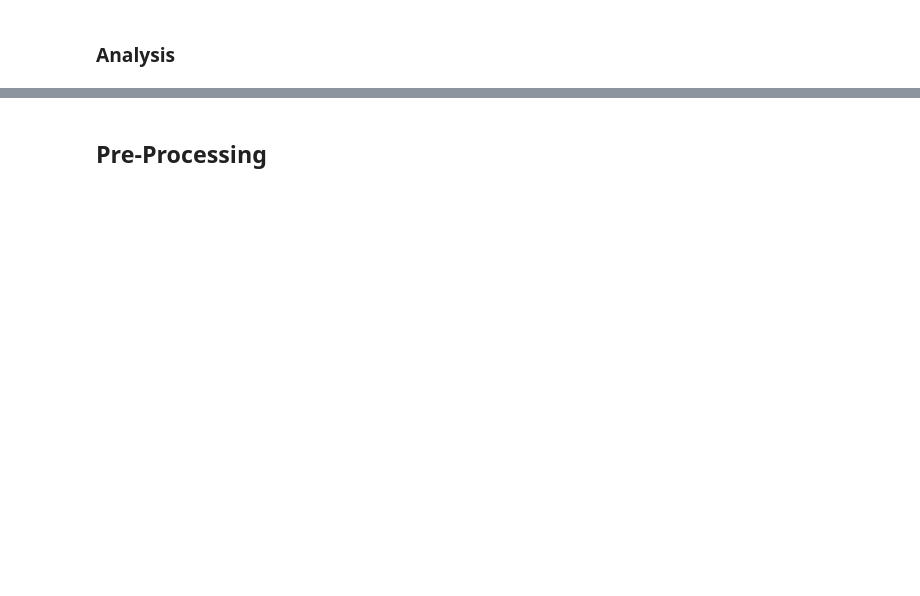
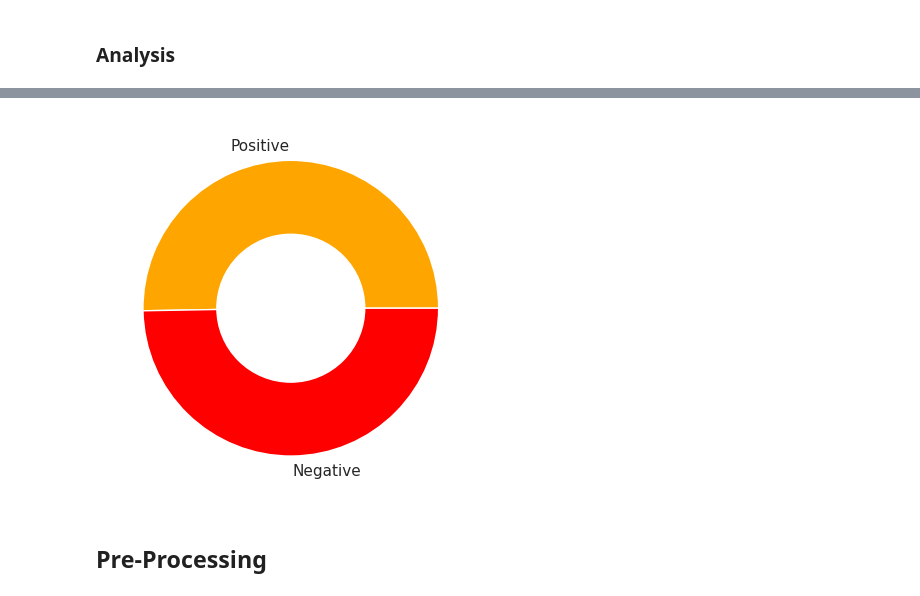
Before and after one commit to mojtabaSefidi/Small-AI-Projects, a Jupyter notebook: Sentiment_Analysis_Using_DeepLearning.ipynb, the cells around one changed output, grey strips where cells are left out. Saved outputs shown, nothing was run; the diff lists cells and outputs as text; code cells hidden in the pictures; blank space fills up the shorter version.

```diff
--- a/Sentiment_Analysis_Using_DeepLearning.ipynb
+++ b/Sentiment_Analysis_Using_DeepLearning.ipynb
@@ -97,0 +133,9 @@ sn.countplot(data=dataset, x='sentiment', palette='mako')
+# %%
+my_circle=plt.Circle((0,0), 0.5, color='white')
+plt.pie([calculate_positve_percentage(validation_dataset), 100-calculate_positve_percentage(validation_dataset)],
+        labels=['Positive', 'Negative'], colors=['Orange','red'])
+p=plt.gcf()
+p.gca().add_artist(my_circle)
+plt.show()
+# %% [output]
+[figure, added]
```
Also changed, not shown: parts of 19 cells of this notebook.
